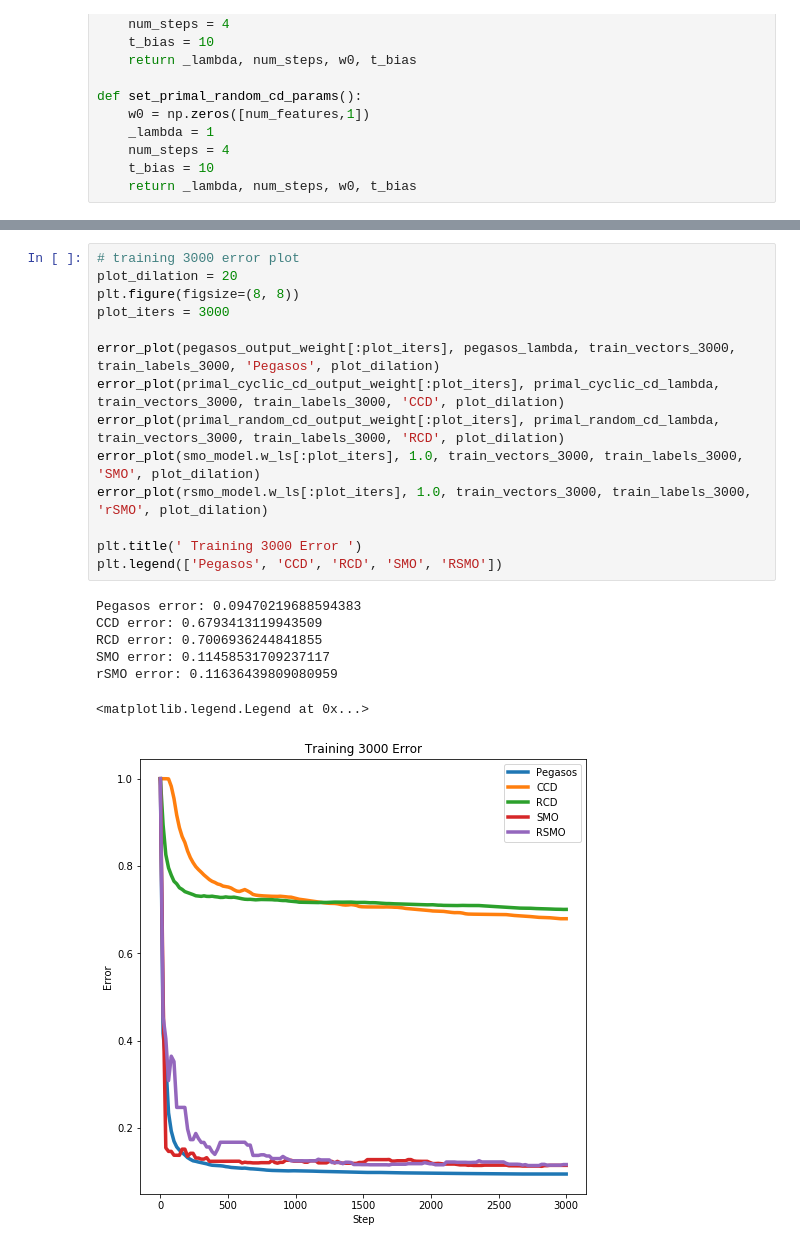
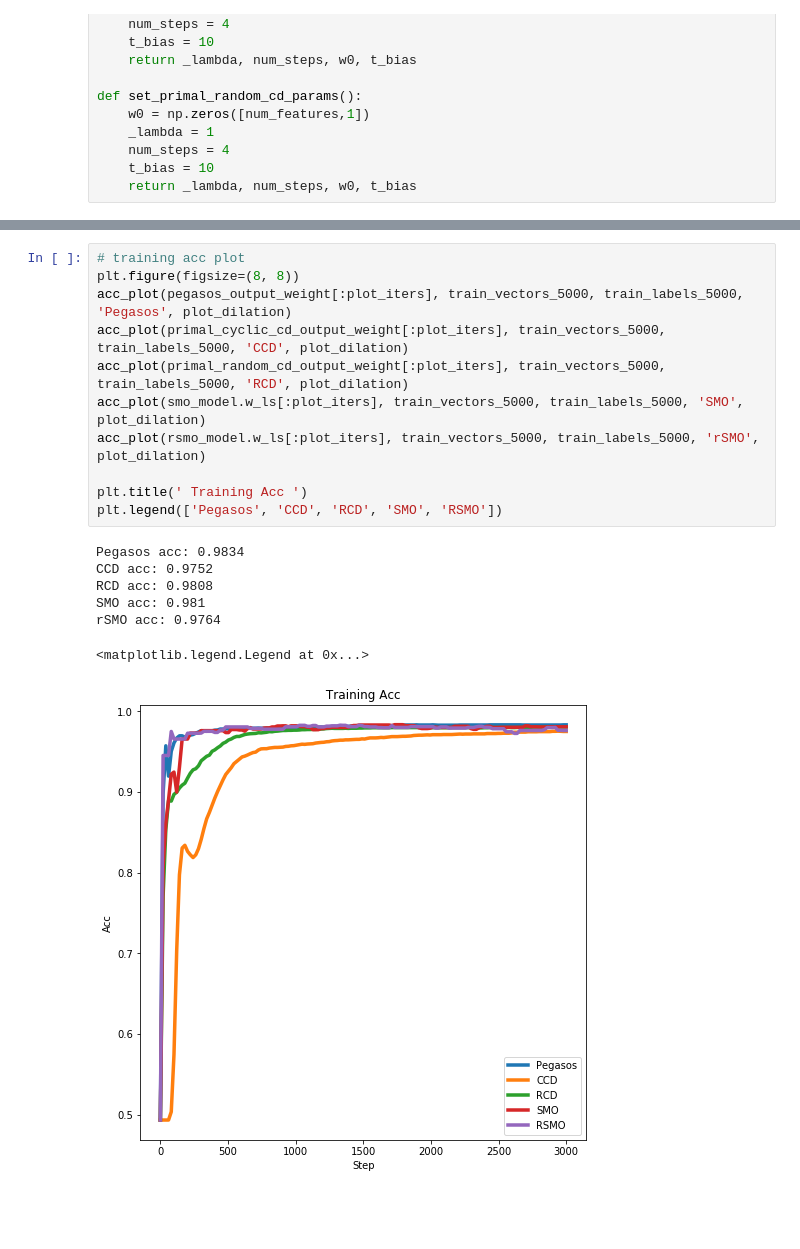
Before and after one commit to realmoment2017/Optimization_for_ML_FALL2018, a Jupyter notebook: final_project_partial_dataset.ipynb, the cells around one changed output, grey strips where cells are left out. Saved outputs shown, nothing was run; the diff lists cells and outputs as text; blank space fills up the shorter version.

```diff
--- a/final_project_partial_dataset.ipynb
+++ b/final_project_partial_dataset.ipynb
@@ -330,22 +317,19 @@ RSMO training ends....
 # %%
-# training 3000 error plot
-plot_dilation = 20
+# training acc plot
 plt.figure(figsize=(8, 8))
-plot_iters = 3000
+acc_plot(pegasos_output_weight[:plot_iters], train_vectors_5000, train_labels_5000, 'Pegasos', plot_dilation)
+acc_plot(primal_cyclic_cd_output_weight[:plot_iters], train_vectors_5000, train_labels_5000, 'CCD', plot_dilation)
+acc_plot(primal_random_cd_output_weight[:plot_iters], train_vectors_5000, train_labels_5000, 'RCD', plot_dilation)
+acc_plot(smo_model.w_ls[:plot_iters], train_vectors_5000, train_labels_5000, 'SMO', plot_dilation)
+acc_plot(rsmo_model.w_ls[:plot_iters], train_vectors_5000, train_labels_5000, 'rSMO', plot_dilation)
 
-error_plot(pegasos_output_weight[:plot_iters], pegasos_lambda, train_vectors_3000, train_labels_3000, 'Pegasos', plot_dilation)
-error_plot(primal_cyclic_cd_output_weight[:plot_iters], primal_cyclic_cd_lambda, train_vectors_3000, train_labels_3000, 'CCD', plot_dilation)
-error_plot(primal_random_cd_output_weight[:plot_iters], primal_random_cd_lambda, train_vectors_3000, train_labels_3000, 'RCD', plot_dilation)
-error_plot(smo_model.w_ls[:plot_iters], 1.0, train_vectors_3000, train_labels_3000, 'SMO', plot_dilation)
-error_plot(rsmo_model.w_ls[:plot_iters], 1.0, train_vectors_3000, train_labels_3000, 'rSMO', plot_dilation)
-
-plt.title(' Training 3000 Error ')
+plt.title(' Training Acc ')
 plt.legend(['Pegasos', 'CCD', 'RCD', 'SMO', 'RSMO'])
 # %% [output]
-Pegasos error: 0.09470219688594383
-CCD error: 0.6793413119943509
-RCD error: 0.7006936244841855
-SMO error: 0.11458531709237117
-rSMO error: 0.11636439809080959
+Pegasos acc: 0.9834
+CCD acc: 0.9752
+RCD acc: 0.9808
+SMO acc: 0.981
+rSMO acc: 0.9764
 <matplotlib.legend.Legend at 0x...>
-[figure, old version]
+[figure, new version]
```
Also changed, not shown: parts of 30 cells of this notebook.
